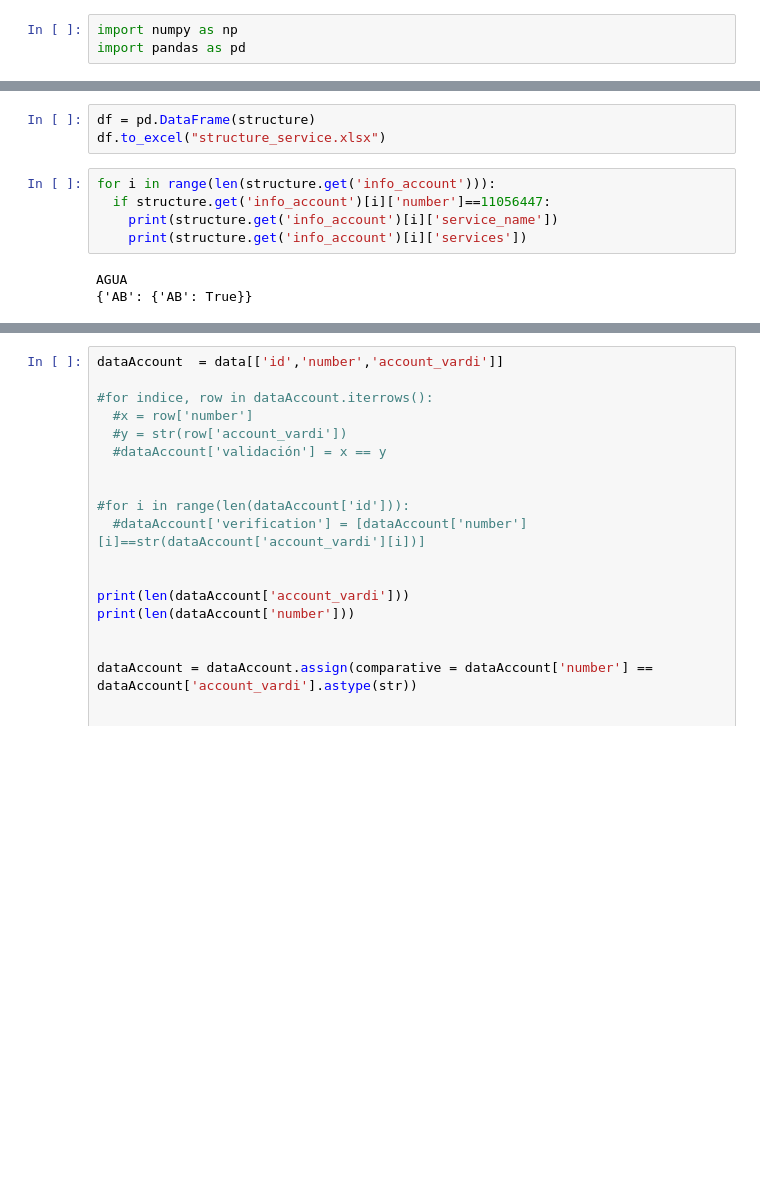
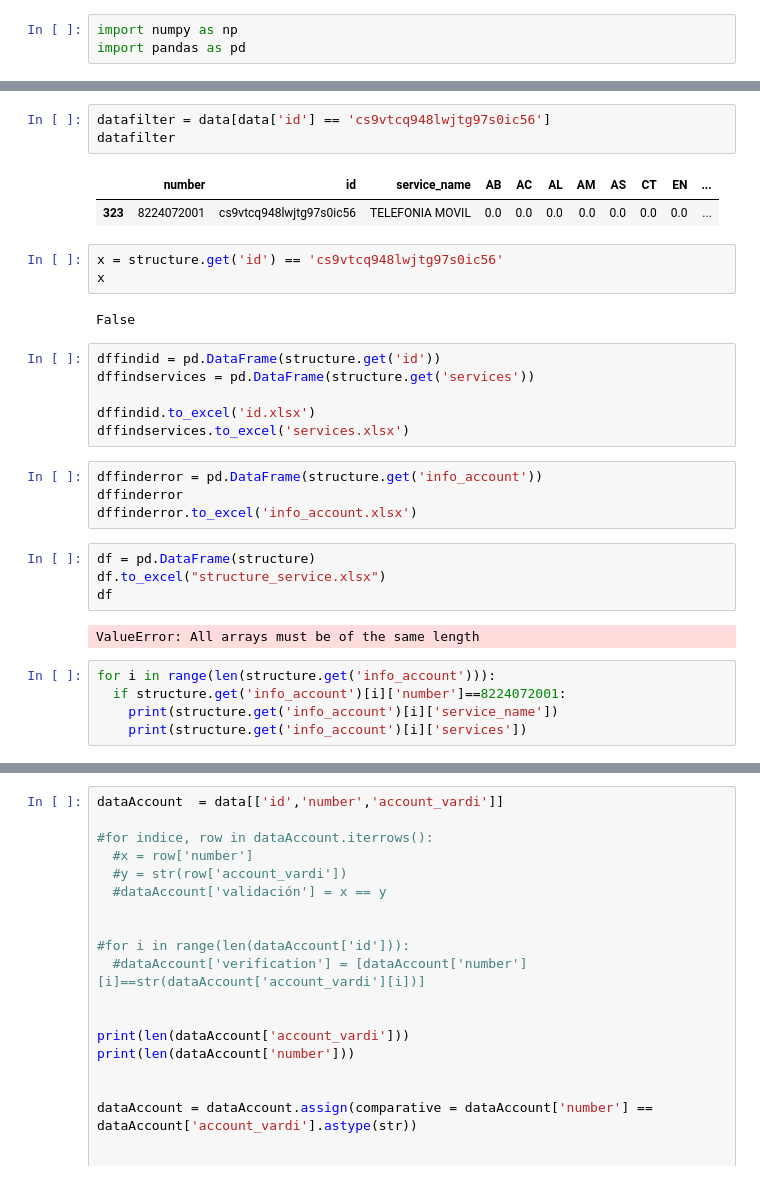
Before and after one commit to Miguelbuga/proyecto_combinatoria, a Jupyter notebook: JsonVardi.ipynb, the cells around one changed output, grey strips where cells are left out. Cells and saved outputs as stored; diff of their text form; blank space fills up the shorter version.

```diff
--- a/JsonVardi.ipynb
+++ b/JsonVardi.ipynb
@@ -108,16 +134,37 @@ structure = {
         'services':lastservices
 }
+# %%
+datafilter = data[data['id'] == 'cs9vtcq948lwjtg97s0ic56']
+datafilter
+# %% [output]
+|  | number | id | service_name | AB | AC | AL | AM | AS | CT | EN | ... |
+| 323 | 8224072001 | cs9vtcq948lwjtg97s0ic56 | TELEFONIA MOVIL | 0.0 | 0.0 | 0.0 | 0.0 | 0.0 | 0.0 | 0.0 | ... |
+# %%
+x = structure.get('id') == 'cs9vtcq948lwjtg97s0ic56'
+x
+# %% [output]
+False
+# %%
+dffindid = pd.DataFrame(structure.get('id'))
+dffindservices = pd.DataFrame(structure.get('services'))
+
+dffindid.to_excel('id.xlsx')
+dffindservices.to_excel('services.xlsx')
+# %%
+dffinderror = pd.DataFrame(structure.get('info_account'))
+dffinderror
+dffinderror.to_excel('info_account.xlsx')
 # %%
 df = pd.DataFrame(structure)
 df.to_excel("structure_service.xlsx")
+df
+# %% [output]
+ValueError: All arrays must be of the same length
 # %%
 for i in range(len(structure.get('info_account'))):
-  if structure.get('info_account')[i]['number']==11056447:
+  if structure.get('info_account')[i]['number']==8224072001:
     print(structure.get('info_account')[i]['service_name'])
     print(structure.get('info_account')[i]['services'])
-# %% [output]
-AGUA
-{'AB': {'AB': True}}
 # %%
 unique_list = []
 
```
Also changed, not shown: parts of 6 cells of this notebook.
